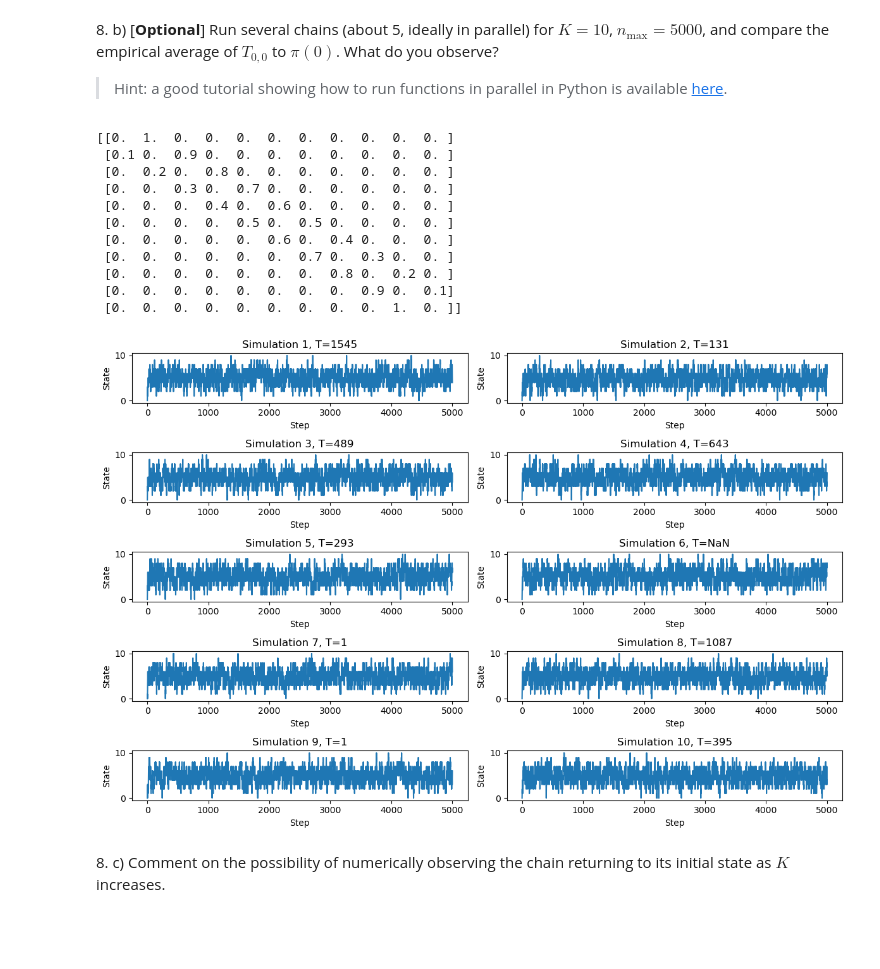
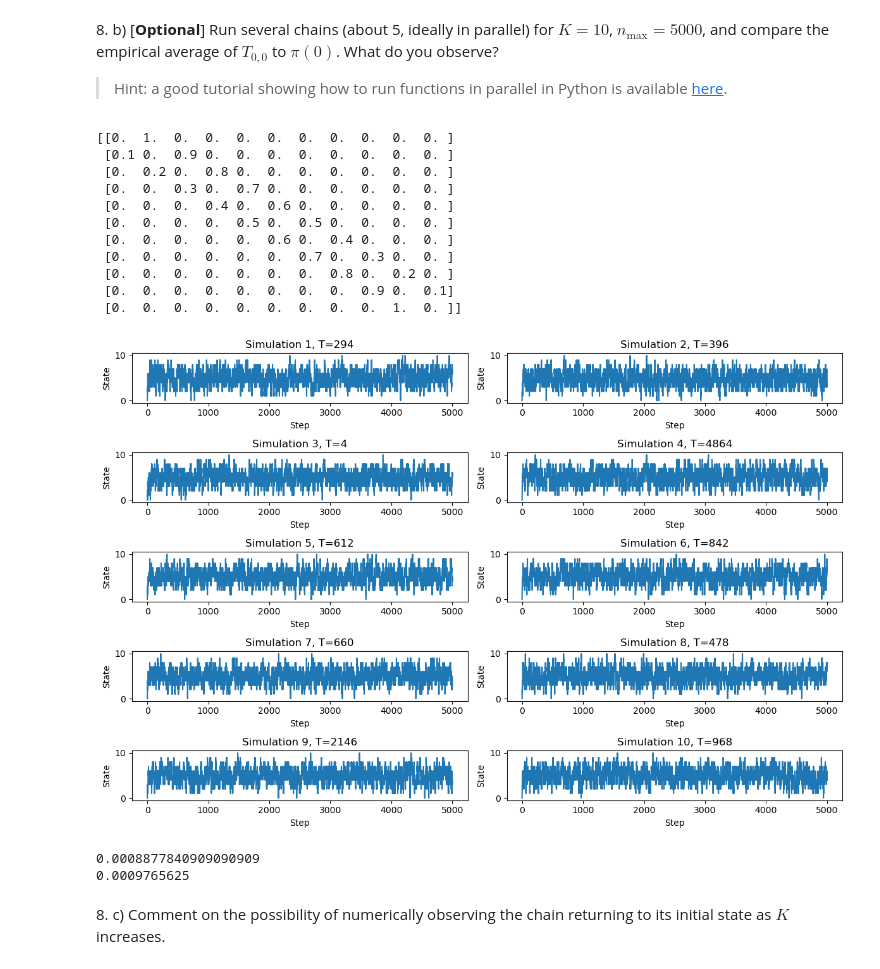
Before and after one commit to benech17/Markov-Chains-SDIA, a Jupyter notebook: lab1_markov_students/lab1_notebook.ipynb, the cells around one changed output. Cells and saved outputs as stored; diff of their text form; code cells hidden in the pictures; blank space fills up the shorter version.

```diff
--- a/lab1_markov_students/lab1_notebook.ipynb
+++ b/lab1_markov_students/lab1_notebook.ipynb
@@ -211,7 +211,7 @@ def ehrenfest2(nmax,rng,nu0,P):
 from dask.distributed import Client
 
 client=Client(n_workers=5)
-
+nmax=5000
 
 K=10
 rows, cols = K+1, K+1
@@ -228,40 +228,47 @@ m2=np.diag(diag2,-1)
 P2=np.zeros((K+1,K+1))+m1/(K)+m2/(K)
 print(P2)
 
-
+T_list=[]
 fig, axs = plt.subplots(5, 2, figsize=(12, 8))
-rngs=[1,2,3,4,5,6,7,8,9,10]
+rngs=[5,10,15,20,25,30,35,40,45,50]
 for i,rng in enumerate(rngs):
     nu0=0
     r=client.submit(ehrenfest2,nmax,rng,nu0,P2)
     col = i % 2
     row = i // 2
     ax = axs[row, col]
     ax.plot(r.result()[0])
+    if r.result()[1]!='Nan':
+        T_list.append(r.result()[1])
     if r.result()[1]==0:
         ax.set_title(f'Simulation {i + 1}, T=NaN')
     else:
         ax.set_title(f'Simulation {i + 1}, T={r.result()[1]}')
     ax.set_xlabel('Step')
     ax.set_ylabel('State')
 
 plt.tight_layout()
 plt.show()
 
 client.close()
+print(1/np.mean(T_list))
+pi2=stats.binom.pmf(0,10,0.5)
+print(pi2)
 # %% [output]
 [[0.  1.  0.  0.  0.  0.  0.  0.  0.  0.  0. ]
  [0.1 0.  0.9 0.  0.  0.  0.  0.  0.  0.  0. ]
  [0.  0.2 0.  0.8 0.  0.  0.  0.  0.  0.  0. ]
  [0.  0.  0.3 0.  0.7 0.  0.  0.  0.  0.  0. ]
  [0.  0.  0.  0.4 0.  0.6 0.  0.  0.  0.  0. ]
  [0.  0.  0.  0.  0.5 0.  0.5 0.  0.  0.  0. ]
  [0.  0.  0.  0.  0.  0.6 0.  0.4 0.  0.  0. ]
  [0.  0.  0.  0.  0.  0.  0.7 0.  0.3 0.  0. ]
  [0.  0.  0.  0.  0.  0.  0.  0.8 0.  0.2 0. ]
  [0.  0.  0.  0.  0.  0.  0.  0.  0.9 0.  0.1]
  [0.  0.  0.  0.  0.  0.  0.  0.  0.  1.  0. ]]
-[figure, old version]
+[figure, new version]
+0.0008877840909090909
+0.0009765625
 # %% [markdown]
 8\. c) Comment on the possibility of numerically observing the chain returning to its initial state as $K$ increases.
 # %% [markdown]
```
Also changed, not shown: parts of 1 cell of this notebook.
